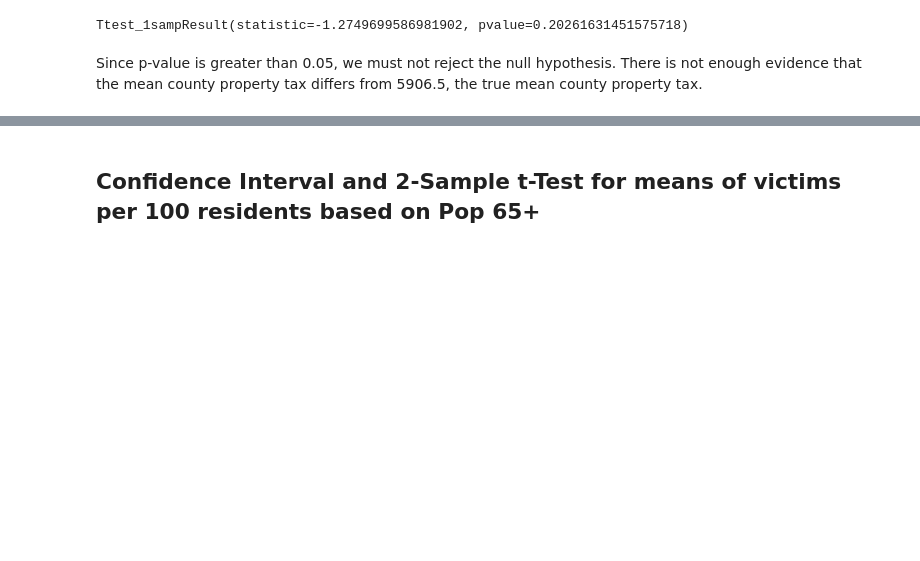
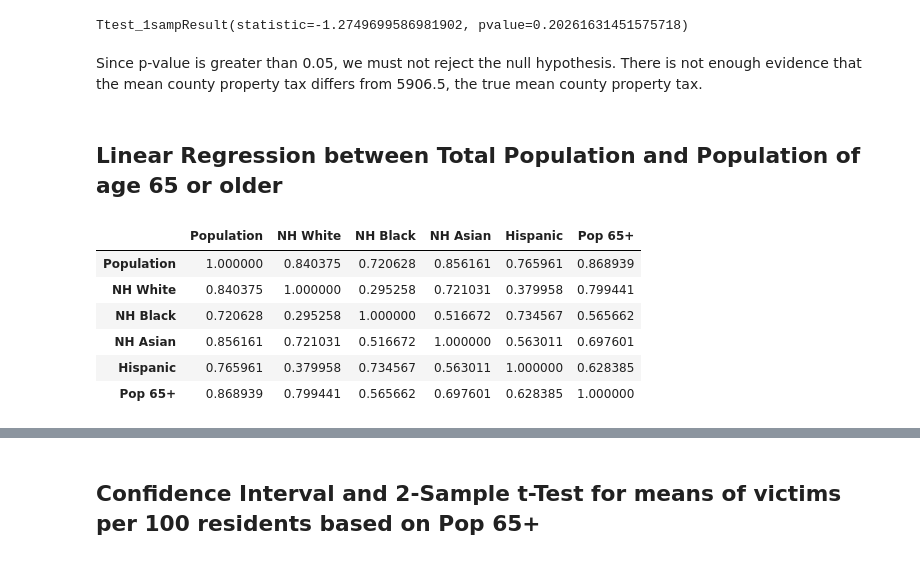
Before and after one commit to dspark0419/DATA-205, a Jupyter notebook: Project_Stat.ipynb, the cells around one changed output, grey strips where cells are left out. Saved outputs shown, nothing was run; the diff lists cells and outputs as text; code cells hidden in the pictures; blank space fills up the shorter version.

```diff
--- a/Project_Stat.ipynb
+++ b/Project_Stat.ipynb
@@ -153,3 +159,5 @@ stats.ttest_1samp(tax_sample, np.mean(mcTax['COUNTY PROPERTY TAX']), alternative
 Ttest_1sampResult(statistic=-1.2749699586981902, pvalue=0.20261631451575718)
 # %% [markdown]
 Since p-value is greater than 0.05, we must not reject the null hypothesis. There is not enough evidence that the mean county property tax differs from 5906.5, the true mean county property tax.
+# %% [markdown]
+## **Linear Regression between Total Population and Population of age 65 or older**
@@ -155,0 +166,10 @@ Since p-value is greater than 0.05, we must not reject the null hypothesis. Ther
+# %%
+mcPop[pop_col].corr()
+# %% [output]
+|  | Population | NH White | NH Black | NH Asian | Hispanic | Pop 65+ |
+| Population | 1.000000 | 0.840375 | 0.720628 | 0.856161 | 0.765961 | 0.868939 |
+| NH White | 0.840375 | 1.000000 | 0.295258 | 0.721031 | 0.379958 | 0.799441 |
+| NH Black | 0.720628 | 0.295258 | 1.000000 | 0.516672 | 0.734567 | 0.565662 |
+| NH Asian | 0.856161 | 0.721031 | 0.516672 | 1.000000 | 0.563011 | 0.697601 |
+| Hispanic | 0.765961 | 0.379958 | 0.734567 | 0.563011 | 1.000000 | 0.628385 |
+| Pop 65+ | 0.868939 | 0.799441 | 0.565662 | 0.697601 | 0.628385 | 1.000000 |
```
Also changed, not shown: parts of 17 cells of this notebook.
